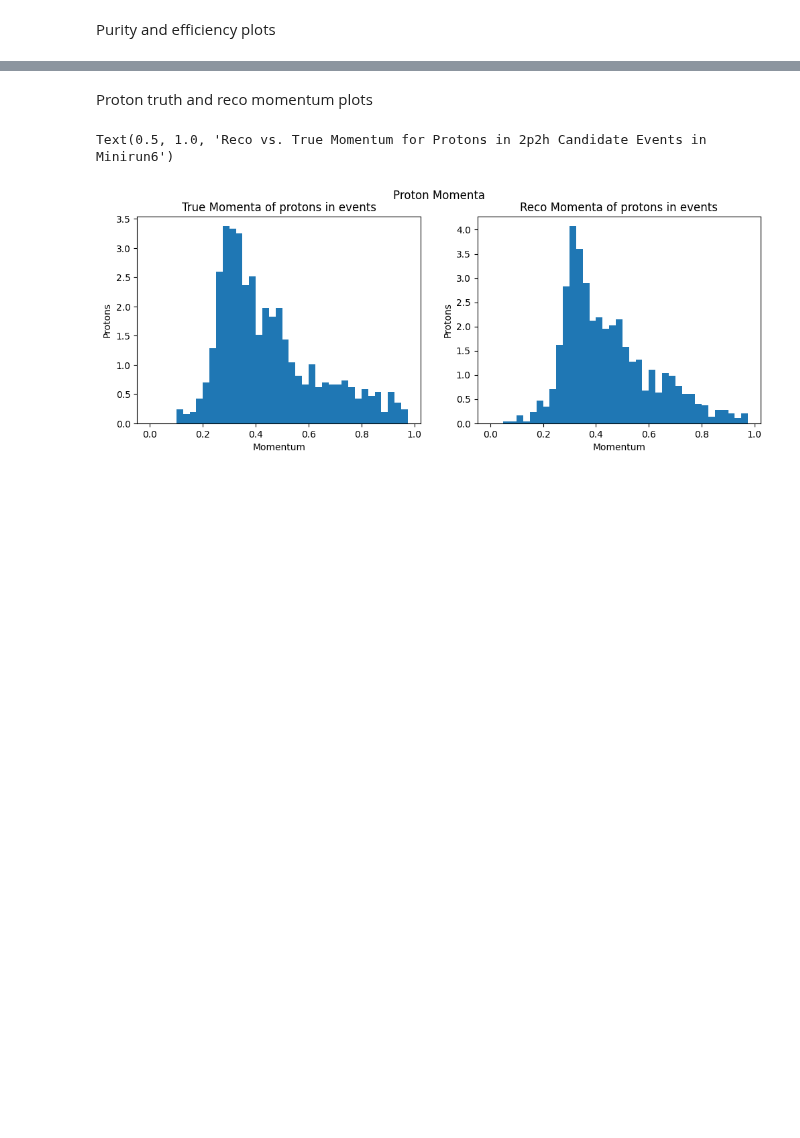
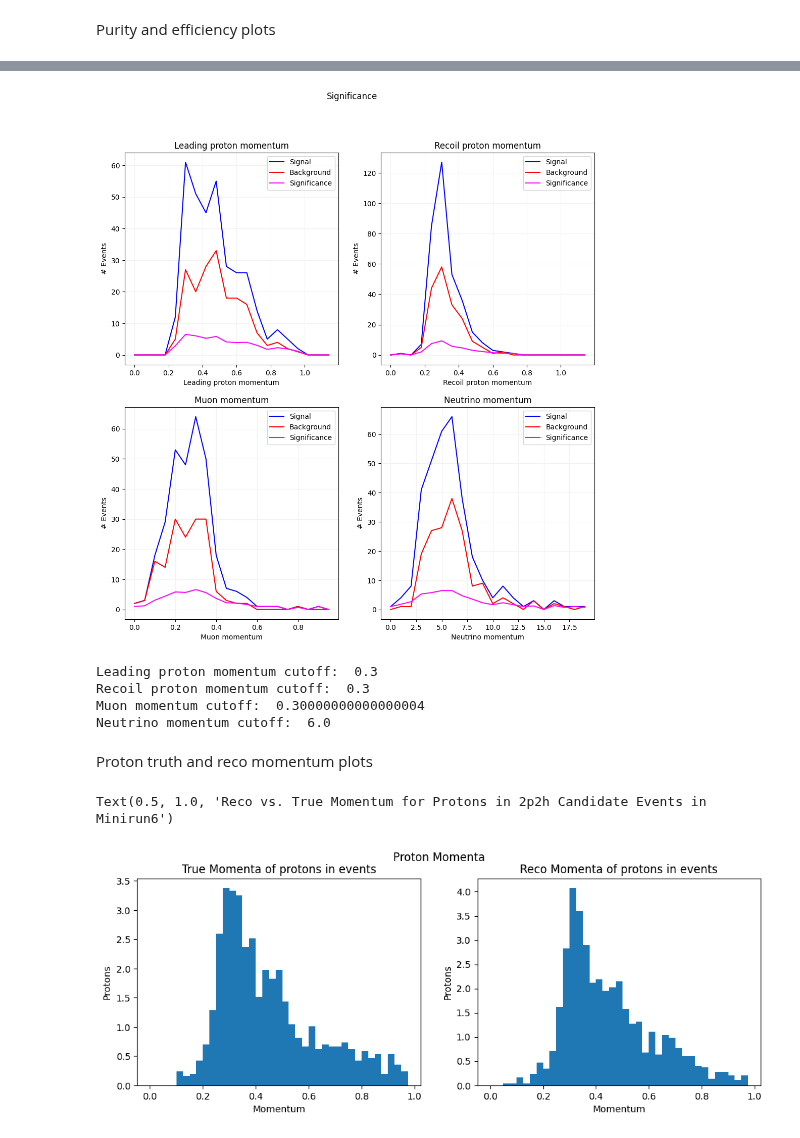
Before and after one commit to ZaeMoore/2x2_CAF, a Jupyter notebook: purity_efficiency/purity_efficiency.ipynb, the cells around one changed output, grey strips where cells are left out. Saved outputs shown, nothing was run; the diff lists cells and outputs as text; code cells hidden in the pictures; blank space fills up the shorter version.

```diff
--- a/purity_efficiency/purity_efficiency.ipynb
+++ b/purity_efficiency/purity_efficiency.ipynb
@@ -483,3 +509,66 @@ plt.show()
+# %%
+#Plot signal, background, and significance vs. proton momentum, muon momentum, and neutrino energy
+sig_lpp = np.array(signal_lpp)/(np.sqrt(np.array(signal_lpp) + np.array(background_lpp)))
+sig_rpp = np.array(signal_rpp)/(np.sqrt(np.array(signal_rpp) + np.array(background_rpp)))
+sig_mu = np.array(signal_mu)/(np.sqrt(np.array(signal_mu) + np.array(background_mu)))
+sig_nu = np.array(signal_nu)/(np.sqrt(np.array(signal_nu) + np.array(background_nu)))
+
+np.nan_to_num(sig_lpp, False, nan=0.0, posinf=0.0, neginf=0.0)
+np.nan_to_num(sig_rpp, False, nan=0.0, posinf=0.0, neginf=0.0)
+np.nan_to_num(sig_mu, False, nan=0.0, posinf=0.0, neginf=0.0)
+np.nan_to_num(sig_nu, False, nan=0.0, posinf=0.0, neginf=0.0)
+
+fig, ax = plt.subplots(2, 2, figsize=(12,12))
+fig.suptitle('Significance')
+#Leading Proton Momentum
+ax[0,0].plot(lpp_values, signal_lpp, color='blue', label='Signal')
+ax[0,0].plot(lpp_values, background_lpp, color='red', label='Background')
+ax[0,0].plot(lpp_values, sig_lpp, color='magenta', label='Significance')
+ax[0,0].set_xlabel('Leading proton momentum')
+ax[0,0].set_ylabel('# Events')
+ax[0,0].set_title('Leading proton momentum')
+ax[0,0].legend()
+ax[0,0].grid(color='0.95')
+#Recoil Proton Momentum
+ax[0,1].plot(rpp_values, signal_rpp, color='blue', label='Signal')
+ax[0,1].plot(rpp_values, background_rpp, color='red', label='Background')
+ax[0,1].plot(rpp_values, sig_rpp, color='magenta', label='Significance')
+ax[0,1].set_xlabel('Recoil proton momentum')
+ax[0,1].set_ylabel('# Events')
+ax[0,1].set_title('Recoil proton momentum')
+ax[0,1].legend()
+ax[0,1].grid(color='0.95')
+#Muon Momentum
+ax[1,0].plot(mu_values, signal_mu, color='blue', label='Signal')
+ax[1,0].plot(mu_values, background_mu, color='red', label='Background')
+ax[1,0].plot(mu_values, sig_mu, color='magenta', label='Significance')
+ax[1,0].set_xlabel('Muon momentum')
+ax[1,0].set_ylabel('# Events')
+ax[1,0].set_title('Muon momentum')
+ax[1,0].legend()
+ax[1,0].grid(color='0.95')
+#Neutrino Momentum
+ax[1,1].plot(nu_values, signal_nu, color='blue', label='Signal')
+ax[1,1].plot(nu_values, background_nu, color='red', label='Background')
+ax[1,1].plot(nu_values, sig_nu, color='magenta', label='Significance')
+ax[1,1].set_xlabel('Neutrino momentum')
+ax[1,1].set_ylabel('# Events')
+ax[1,1].set_title('Neutrino momentum')
+ax[1,1].legend()
+ax[1,1].grid(color='0.95')
+
+plt.show()
+
+print("Leading proton momentum cutoff: ", lpp_values[np.nanargmax(sig_lpp)])
+print("Recoil proton momentum cutoff: ", rpp_values[np.nanargmax(sig_rpp)])
+print("Muon momentum cutoff: ", mu_values[np.nanargmax(sig_mu)])
+print("Neutrino momentum cutoff: ", nu_values[np.nanargmax(sig_nu)])
+# %% [output]
+[figure, added]
+Leading proton momentum cutoff:  0.3
+Recoil proton momentum cutoff:  0.3
+Muon momentum cutoff:  0.30000000000000004
+Neutrino momentum cutoff:  6.0
 # %% [markdown]
 Proton truth and reco momentum plots
 # %%
```
Also changed, not shown: parts of 6 cells of this notebook.
